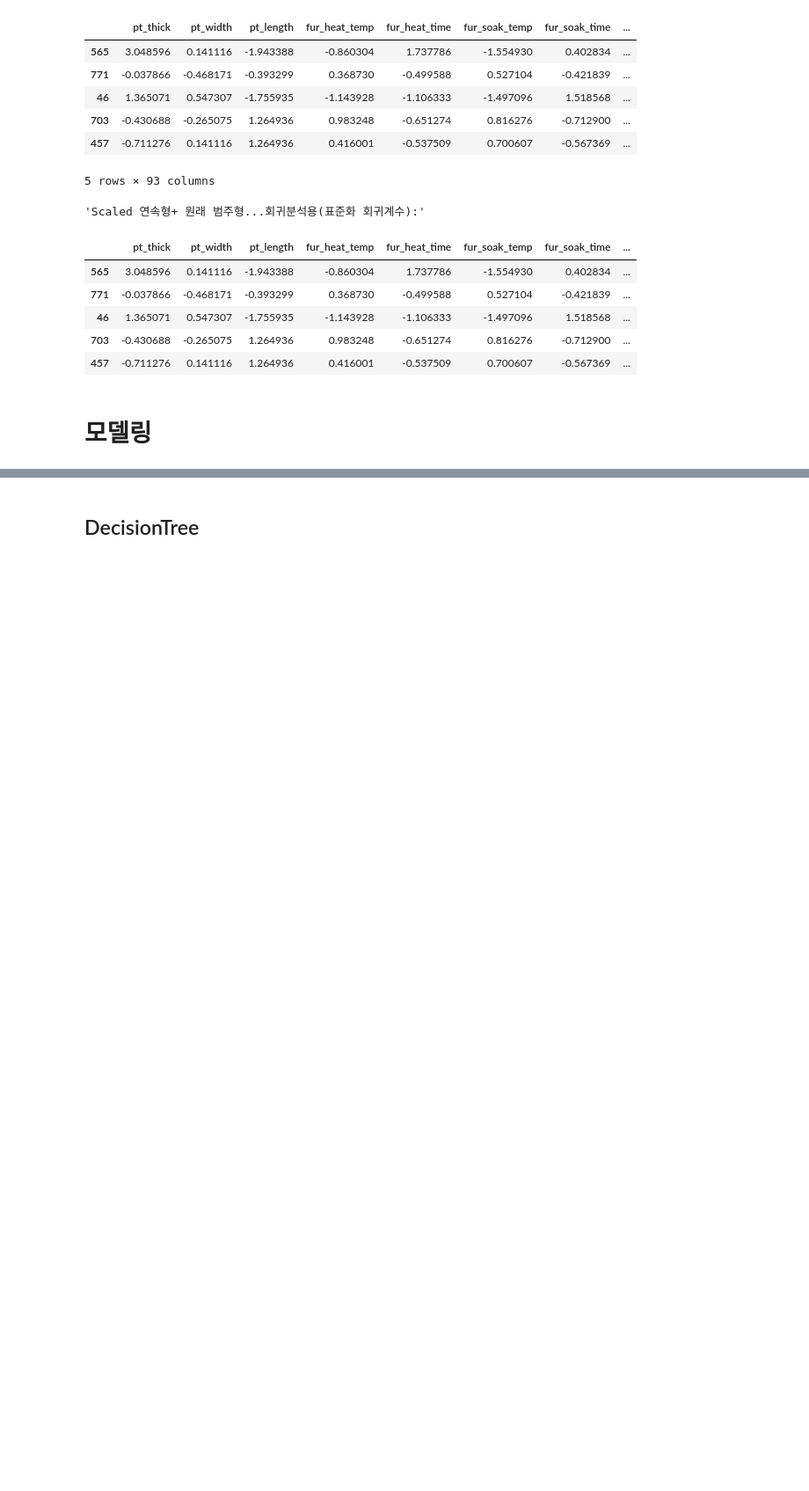
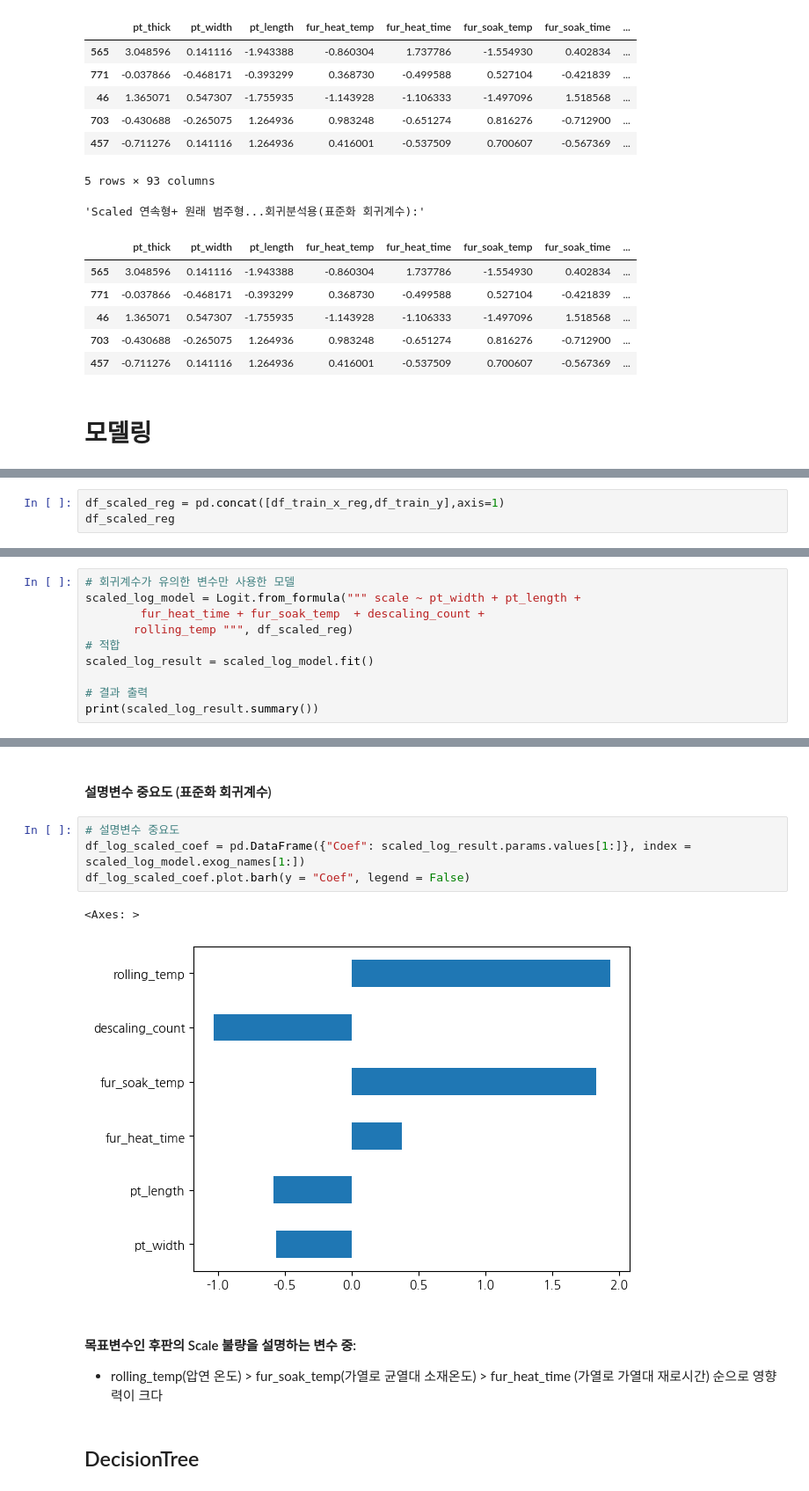
Before and after one commit to Seojiii/c4_car_project, a Jupyter notebook: 0312_scale_total_sg.ipynb, the cells around one changed output, grey strips where cells are left out. Shown at 88% size. Saved outputs shown, nothing was run; the diff lists cells and outputs as text; blank space fills up the shorter version.

```diff
--- a/0312_scale_total_sg.ipynb
+++ b/0312_scale_total_sg.ipynb
@@ -924,0 +1403,3 @@ display("Scaled 연속형+ 원래 범주형...회귀분석용(표준화 회귀
+# %%
+df_scaled_reg = pd.concat([df_train_x_reg,df_train_y],axis=1)
+df_scaled_reg
@@ -924,0 +1783,10 @@ display("Scaled 연속형+ 원래 범주형...회귀분석용(표준화 회귀
+# %%
+# 회귀계수가 유의한 변수만 사용한 모델
+scaled_log_model = Logit.from_formula(""" scale ~ pt_width + pt_length +
+        fur_heat_time + fur_soak_temp  + descaling_count +
+       rolling_temp """, df_scaled_reg)
+# 적합
+scaled_log_result = scaled_log_model.fit()
+
+# 결과 출력
+print(scaled_log_result.summary())
@@ -925,2 +1811,14 @@ display("Scaled 연속형+ 원래 범주형...회귀분석용(표준화 회귀
+# %% [markdown]
+#### 설명변수 중요도 (표준화 회귀계수)
+# %%
+# 설명변수 중요도
+df_log_scaled_coef = pd.DataFrame({"Coef": scaled_log_result.params.values[1:]}, index = scaled_log_model.exog_names[1:])
+df_log_scaled_coef.plot.barh(y = "Coef", legend = False)
+# %% [output]
+<Axes: >
+[figure, added]
+# %% [markdown]
+#### 목표변수인 후판의 Scale 불량을 설명하는 변수 중:
+- rolling_temp(압연 온도) > fur_soak_temp(가열로 균열대 소재온도) > fur_heat_time (가열로 가열대 재로시간) 순으로 영향력이 크다
 # %% [markdown]
 ## DecisionTree
```
Also changed, not shown: parts of 86 cells of this notebook.
